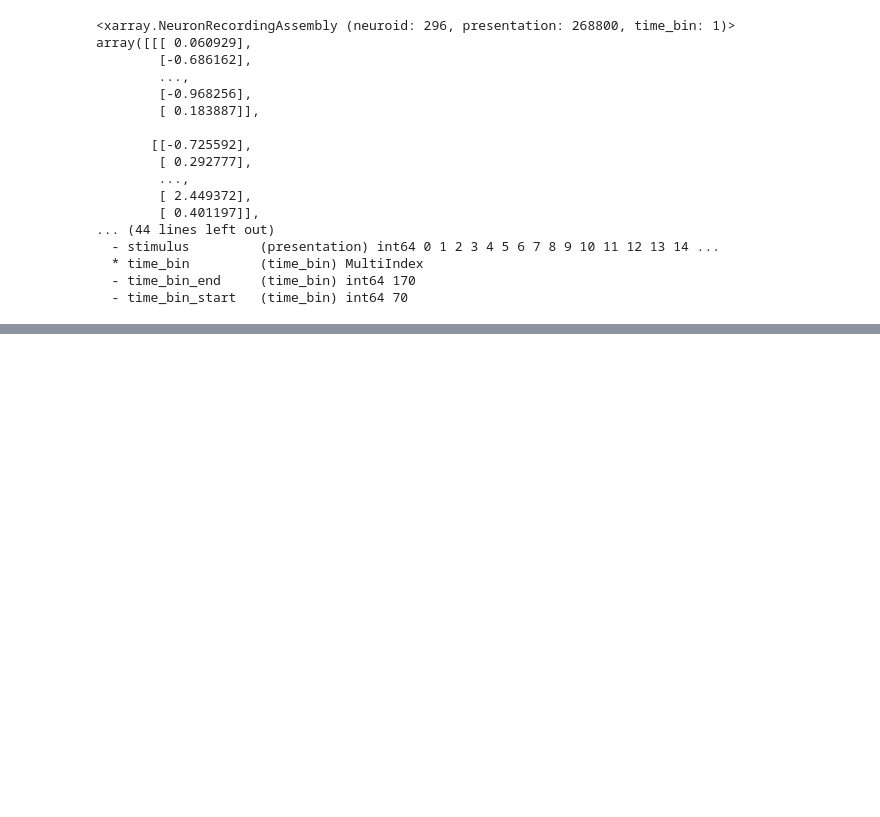
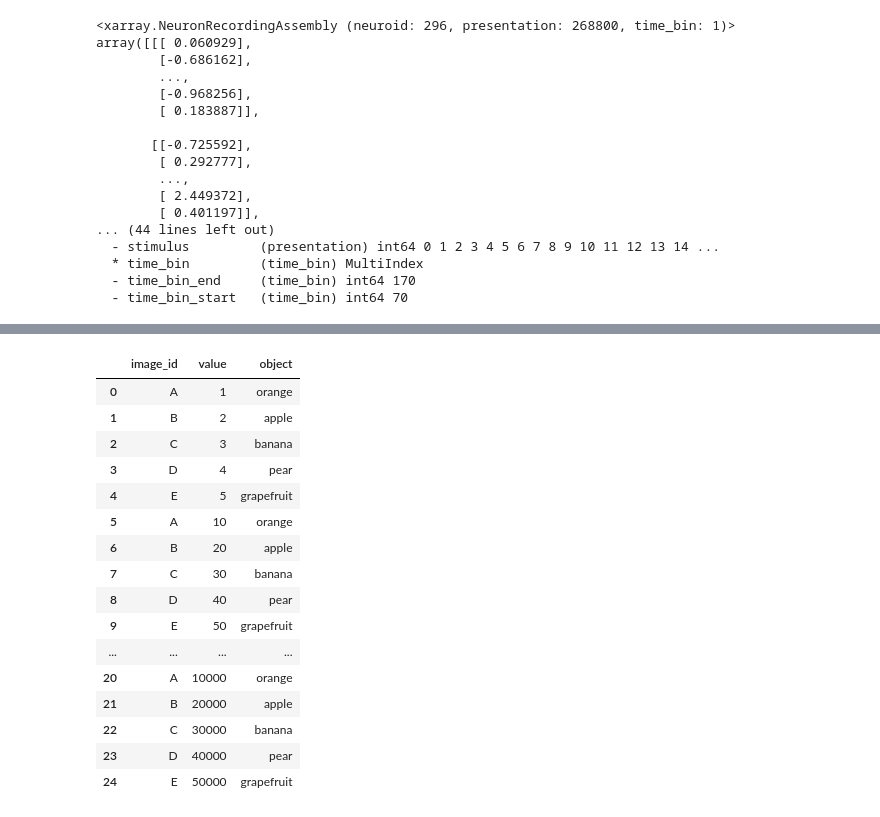
Before and after one commit to brain-score/brainio_contrib, a Jupyter notebook: notebooks/2018-03-23_merge_meta.ipynb, the cells around one changed output, grey strips where cells are left out. Saved outputs shown, nothing was run; the diff lists cells and outputs as text; code cells hidden in the pictures; blank space fills up the shorter version.

```diff
--- a/notebooks/2018-03-23_merge_meta.ipynb
+++ b/notebooks/2018-03-23_merge_meta.ipynb
@@ -314,3 +314,8 @@ array([[[ 0.060929],
   * time_bin         (time_bin) MultiIndex
   - time_bin_end     (time_bin) int64 170
   - time_bin_start   (time_bin) int64 70
+# %%
+df_dummy_value = pd.DataFrame({
+    "image_id": list("ABCDE")*5,
+    "value": [i*10**j for j in range(5) for i in range(1, 6)]})
+df_dummy_value
@@ -316,0 +340,5 @@ array([[[ 0.060929],
+# %%
+df_dummy_meta = pd.DataFrame({
+    "image_id": list("ABCDE"),
+    "object": ["orange", "apple", "banana", "pear", "grapefruit"]})
+df_dummy_meta
@@ -316,0 +352,21 @@ array([[[ 0.060929],
+# %%
+df_dummy_value["object"] = df_dummy_value.merge(df_dummy_meta, on="image_id", how="left")["object"]
+df_dummy_value
+# %% [output]
+|  | image_id | value | object |
+| 0 | A | 1 | orange |
+| 1 | B | 2 | apple |
+| 2 | C | 3 | banana |
+| 3 | D | 4 | pear |
+| 4 | E | 5 | grapefruit |
+| 5 | A | 10 | orange |
+| 6 | B | 20 | apple |
+| 7 | C | 30 | banana |
+| 8 | D | 40 | pear |
+| 9 | E | 50 | grapefruit |
+| ... | ... | ... | ... |
+| 20 | A | 10000 | orange |
+| 21 | B | 20000 | apple |
+| 22 | C | 30000 | banana |
+| 23 | D | 40000 | pear |
+| 24 | E | 50000 | grapefruit |
```
Also changed, not shown: parts of 13 cells of this notebook.
